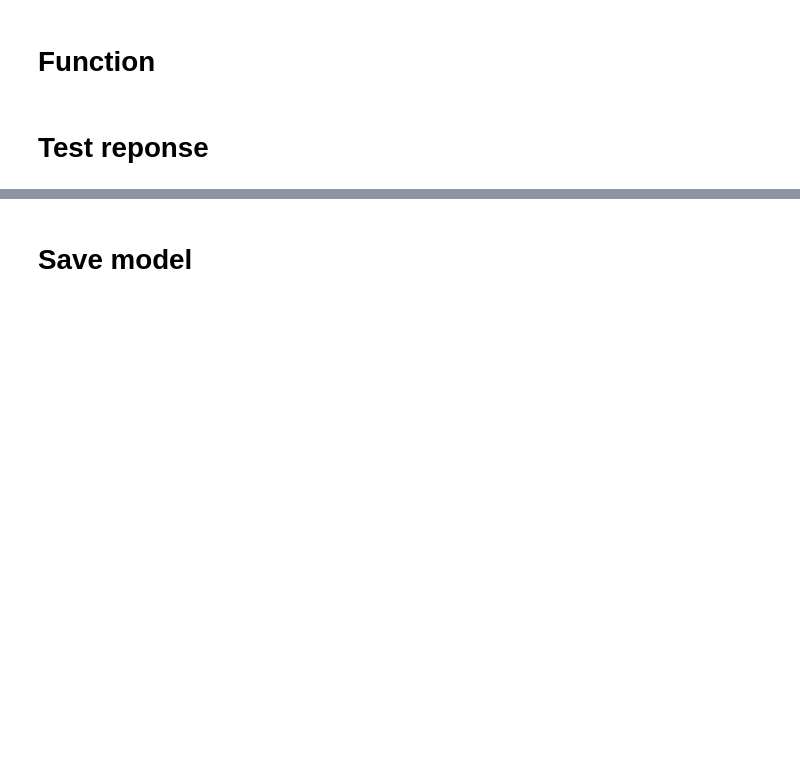
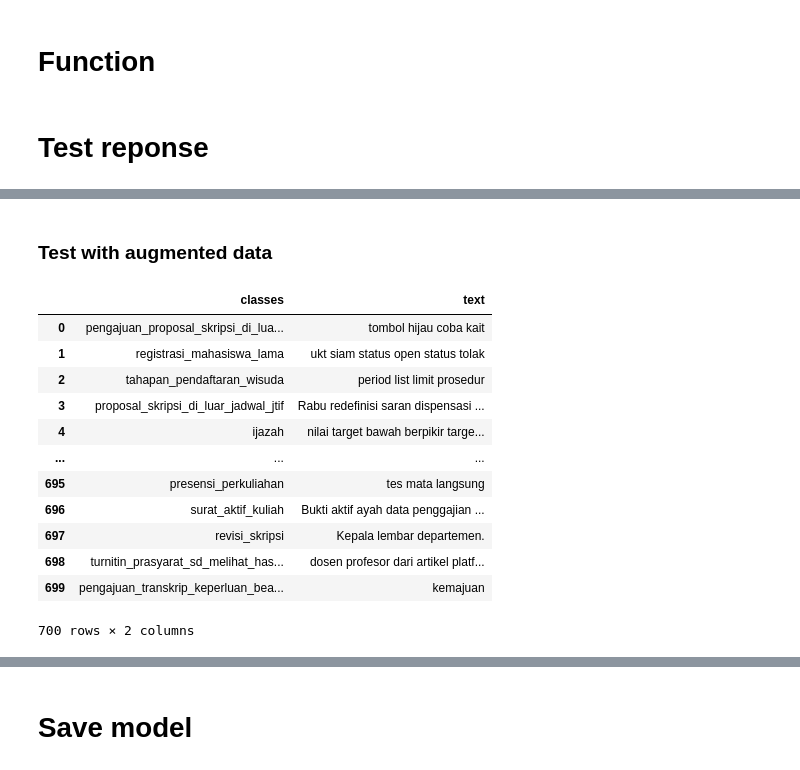
Before and after one commit to AndiAlifs/Halofilkom_dump, a Jupyter notebook: Chatbot_seFilkom.ipynb, the cells around one changed output, grey strips where cells are left out. Saved outputs shown, nothing was run; the diff lists cells and outputs as text; code cells hidden in the pictures; blank space fills up the shorter version.

```diff
--- a/Chatbot_seFilkom.ipynb
+++ b/Chatbot_seFilkom.ipynb
@@ -472,0 +684,2 @@ tanggal <=> gagal 0.9045340337332909
+# %% [markdown]
+### Test with augmented data
@@ -472,0 +688,16 @@ tanggal <=> gagal 0.9045340337332909
+# %%
+df_latih_sample
+# %% [output]
+|  | classes | text |
+| 0 | pengajuan_proposal_skripsi_di_lua... | tombol hijau coba kait |
+| 1 | registrasi_mahasiswa_lama | ukt siam status open status tolak |
+| 2 | tahapan_pendaftaran_wisuda | period list limit prosedur |
+| 3 | proposal_skripsi_di_luar_jadwal_jtif | Rabu redefinisi saran dispensasi ... |
+| 4 | ijazah | nilai target bawah berpikir targe... |
+| ... | ... | ... |
+| 695 | presensi_perkuliahan | tes mata langsung |
+| 696 | surat_aktif_kuliah | Bukti aktif ayah data penggajian ... |
+| 697 | revisi_skripsi | Kepala lembar departemen. |
+| 698 | turnitin_prasyarat_sd_melihat_has... | dosen profesor dari artikel platf... |
+| 699 | pengajuan_transkrip_keperluan_bea... | kemajuan |
+700 rows × 2 columns
```
Also changed, not shown: parts of 45 cells of this notebook, 6 other files.
